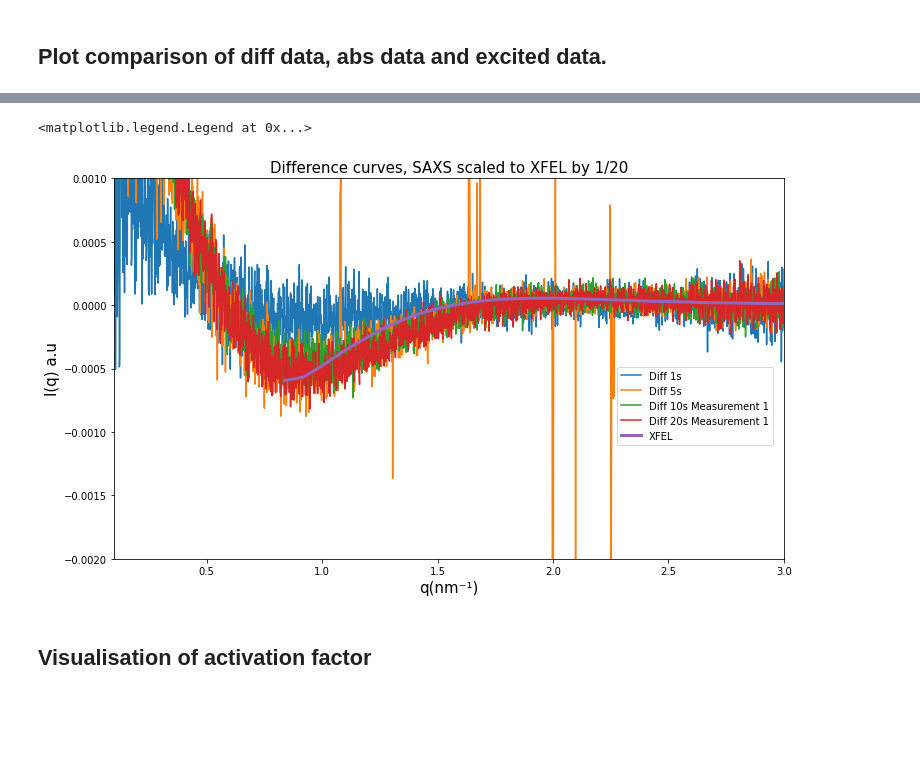
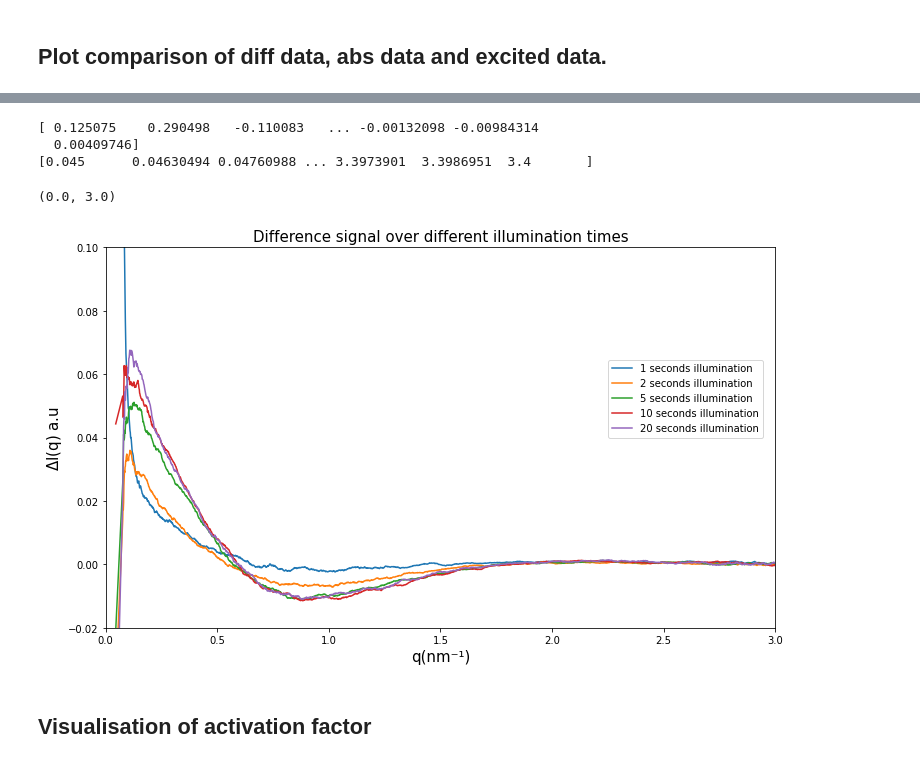
Before and after one commit to LeoMonrroy266/python_course_project, a Jupyter notebook: Analysis.ipynb, the cells around one changed output, grey strips where cells are left out. Saved outputs shown, nothing was run; the diff lists cells and outputs as text; code cells hidden in the pictures; blank space fills up the shorter version.

Commit message:
Analysis of illumination times was added curves smoothen as well

```diff
--- a/Analysis.ipynb
+++ b/Analysis.ipynb
@@ -768,47 +677,33 @@ dark_buffer = np.array(Dark_buffer, dtype=float)
 # %%
-time_points = {0:'1s', 1:'2s', 2:'5s', 3:'10s' }
-#fig, (ax1,ax2) = plt.subplots(2, 1, figsize=(12, 21))
+fig, ax = plt.subplots(1, 1, figsize=(12, 7))
+ax.set_title('Difference signal over different illumination times', fontsize=15)
+ax.set_xlabel(r'q(nm⁻¹)',fontsize=15)
+ax.set_ylabel(f'$\Delta$I(q) a.u', fontsize=15)
 
-for i in enumerate(darks):
-    dark = i[1]
-    i = i[0]
-    ax1.set_title('Absolute curves, dark', fontsize=15)
-    ax1.set_xlabel(r'q(nm⁻¹)',fontsize=15)
-    ax1.set_ylabel('I(q) a.u', fontsize=15)
-    ax1.plot(q_dark,dark, label=f'Dark {time_points[i]}')
-    ax1.legend(loc=(0.75,0.5), frameon = True,fontsize=10)
-
-for i in enumerate(lights):
-    light = i[1]
-    i = i[0]
-    ax2.set_title('Absolute curves, Light', fontsize=15)
-    ax2.set_xlabel(r'q(nm⁻¹)',fontsize=15)
-    ax2.set_ylabel('I(q) a.u', fontsize=15)
-    ax2.plot(q_light,light, label=f'Light {time_points[i]}')
-    ax2.legend(loc=(0.75,0.5), frameon = True,fontsize=10)
-
-diffs = lights-darks
-fig, ax3 = plt.subplots(1, 1, figsize=(12, 7))
-for i in enumerate(diffs):
-    diff = i[1]
-    i = i[0]
-    if i ==1 or i==3:
-        continue
-    ax3.set_title('Difference curves, SAXS scaled to XFEL by 1/20', fontsize=15)
-    ax3.set_xlabel(r'q(nm⁻¹)',fontsize=15)
-    ax3.set_ylabel('I(q) a.u', fontsize=15)
-    ax3.plot(q_light,diff/20, label=f'Diff {time_points[i]}')
-    ax3.set_ylim([-.002,.001])
-    ax3.set_xlim([0.1,3])
+for data, time in zip(SAXS_diff_illumination, time_illumination):
+    data = data.scale_q(10)
+    data = data.remove_nan()
+    data_smooth = savgol_filter(data.i, window_length=50, polyorder=1)
+    ax.plot(data.q, data_smooth, label=f'{time} seconds illumination')
+    #ax.plot(data.q,data.i, label=f'{time} seconds illumination')
 
 
-ax3.plot(q_light,diff_10sec/20, label=f'Diff 10s Measurement 1')
-ax3.plot(q_light,diff_20sec/20, label=f'Diff 20s Measurement 1')
-ax3.plot(hamburg_q, diff_exp,linewidth=3.0, label='XFEL')
-ax3.legend(loc=(0.75,0.3), frameon = True,fontsize=10)
+
+twenty = SAXS_diff_steady[1].scale_q(10)
+twenty_smooth = savgol_filter(twenty.i, window_length=50, polyorder=1)
+ax.plot(twenty.q, twenty_smooth, label=f'20 seconds illumination')
+
+print(data.i)
+print(data.q)
+ax.legend(loc=(0.75,0.5), frameon = True,fontsize=10)
+ax.set_ylim([-.02,.1])
+ax.set_xlim([0,3])
 # %% [output]
-<matplotlib.legend.Legend at 0x...>
+[ 0.125075    0.290498   -0.110083   ... -0.00132098 -0.00984314
+  0.00409746]
+[0.045      0.04630494 0.04760988 ... 3.3973901  3.3986951  3.4       ]
+(0.0, 3.0)
-[figure, old version]
+[figure, new version]
 # %% [markdown]
 ## Visualisation of activation factor
 # %%
```
Also changed, not shown: parts of 15 cells of this notebook.
